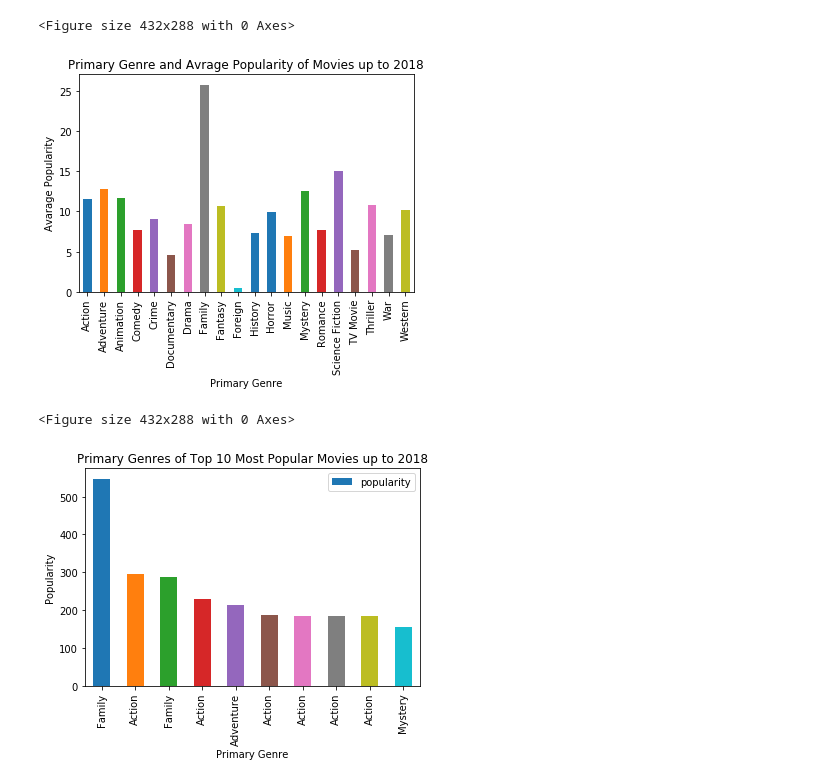
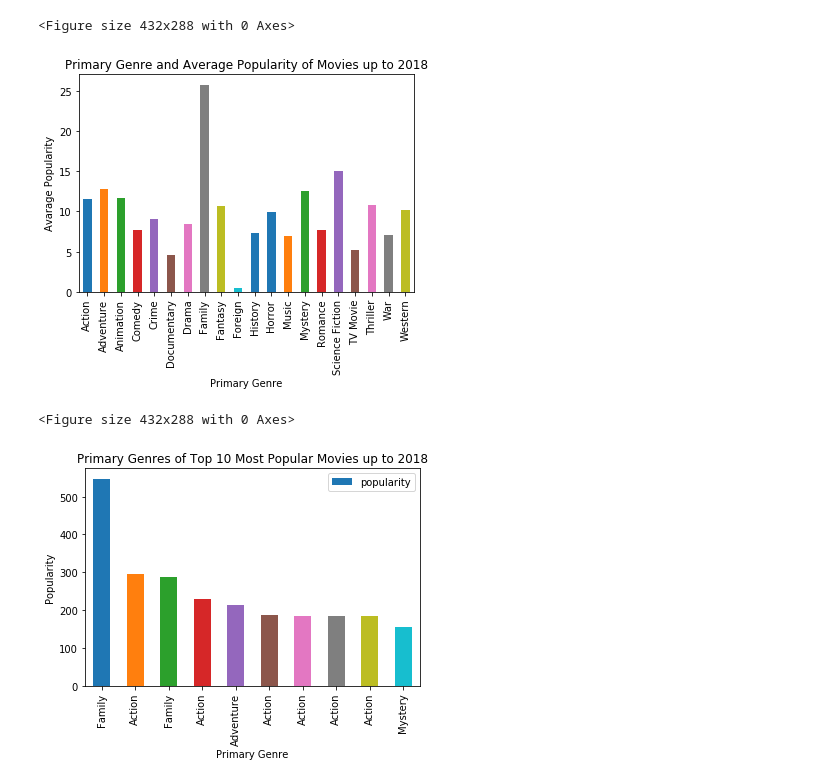
Before and after one commit to sarahshelden/Project1DataScience, a Jupyter notebook: movies.ipynb, the cells around one changed output. Saved outputs shown, nothing was run; the diff lists cells and outputs as text; code cells hidden in the pictures.

```diff
--- a/movies.ipynb
+++ b/movies.ipynb
@@ -443,23 +390,23 @@ plt.tight_layout()
 # %%
 # bar graph
 popularity_mean =popular_mv.groupby('Primary Genre').mean()["popularity"]
 
 ax = popularity_mean.plot.bar(x='Primary Genre', y='popularity', rot = 90)
 
 x_axis = np.arange(len(popularity_mean))
 
 tick_locations = [value for value in x_axis]
 
-ax.set_title('Primary Genre and Avrage Popularity of Movies up to 2018')
+ax.set_title('Primary Genre and Average Popularity of Movies up to 2018')
 ax.set_xlabel('Primary Genre')
 ax.set_ylabel('Avarage Popularity')
 
 
 
 plt.show()
 plt.tight_layout()
 # %% [output]
-[figure, old version]
+[figure, new version]
 <Figure size 432x288 with 0 Axes>
 # %%
 # bar graph
```
Also changed, not shown: parts of 20 cells of this notebook.
